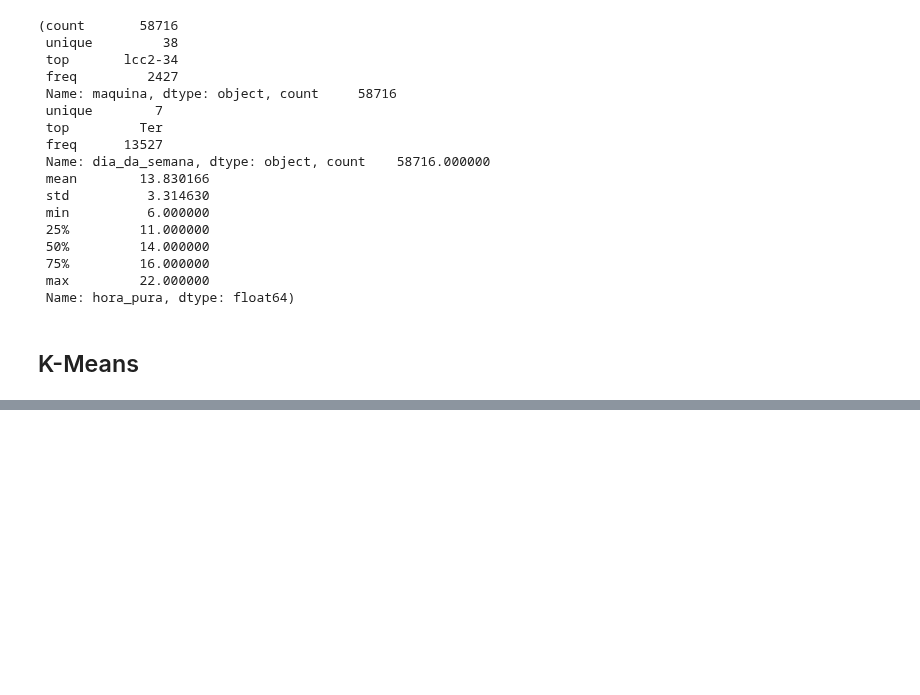
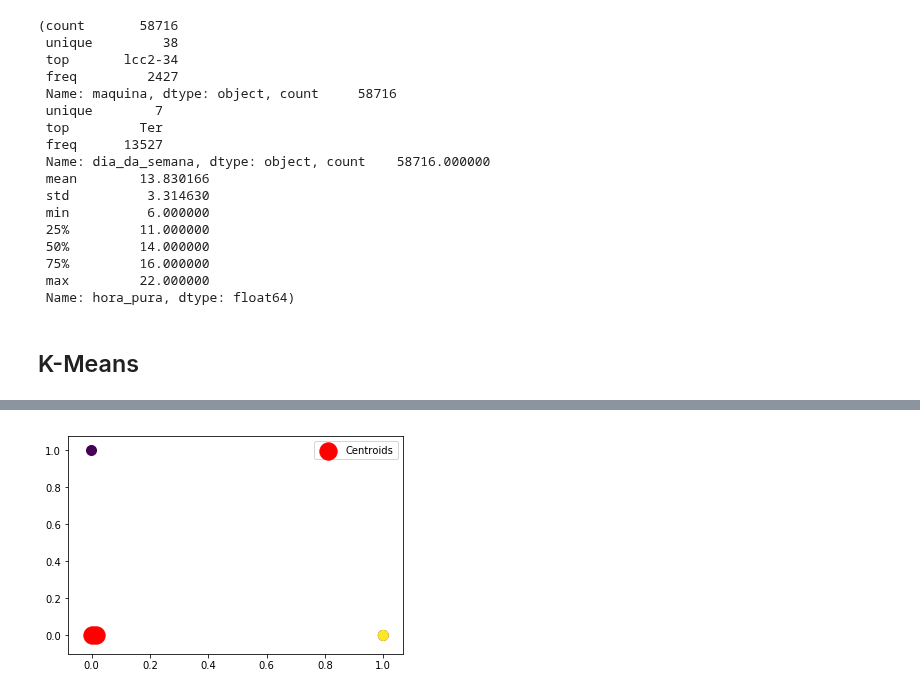
Before and after one commit to Docinho/guardiansAnalytics, a Jupyter notebook: src/analiseAluno.ipynb, the cells around one changed output, grey strips where cells are left out. Drawn from its saved outputs; the diff is of its cells as text; code cells hidden in the pictures; blank space fills up the shorter version.

```diff
--- a/src/analiseAluno.ipynb
+++ b/src/analiseAluno.ipynb
@@ -567,0 +593,14 @@ plt.show()
+# %%
+df_duracao = df_geral[["usuario","duracao"]]
+df_acessos_duracao = (df_duracao.groupby(["usuario","duracao"]).size()).unstack().fillna(0)
+X = df_acessos_duracao.values
+kmeans = KMeans(n_clusters = 2, init = 'random')
+kmeans.fit(X)
+wcss = []
+# %%
+plt.scatter(X[:, 0], X[:,1], s = 100, c = kmeans.labels_)
+plt.scatter(kmeans.cluster_centers_[:, 0], kmeans.cluster_centers_[:, 1], s = 300, c = 'red',label = 'Centroids')
+plt.legend()
+plt.show()
+# %% [output]
+[figure, added]
```
Also changed, not shown: parts of 1 cell of this notebook.
